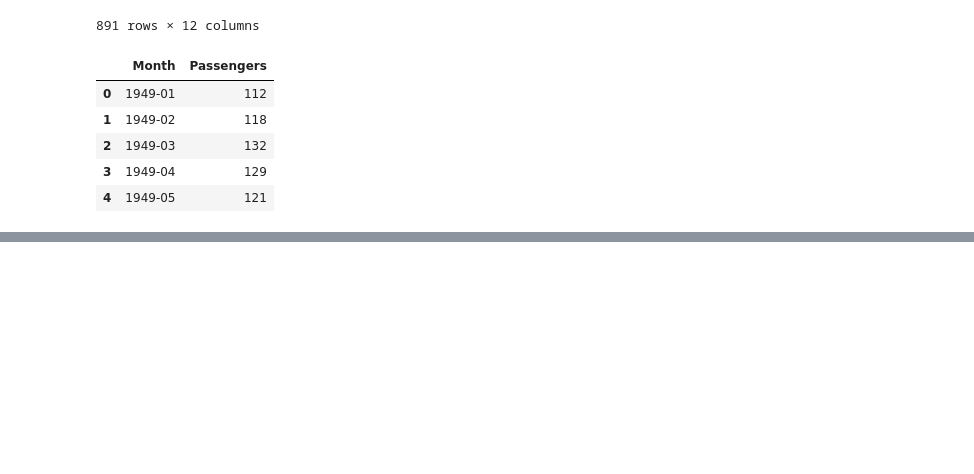
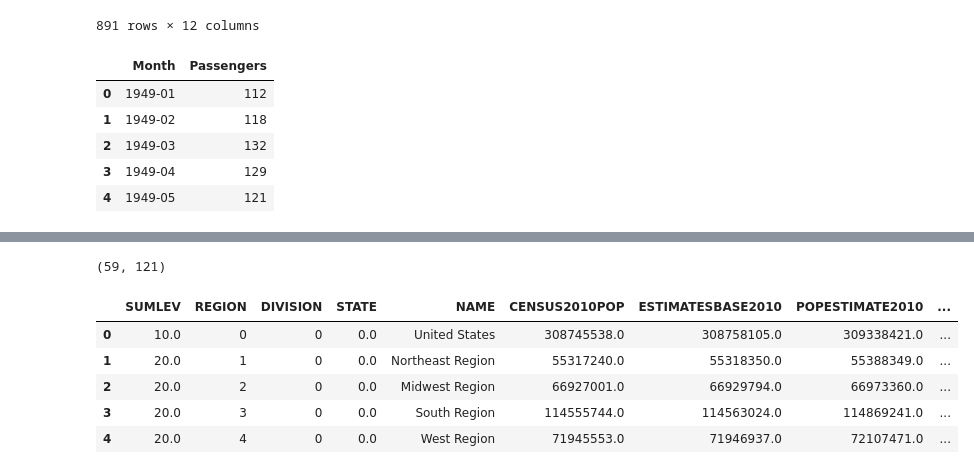
Before and after one commit to omdgit/Plotly-Dashboards-with-Dash, a Jupyter notebook: 1-03-LineCharts/line_plot.ipynb, the cells around one changed output, grey strips where cells are left out. Cells and saved outputs as stored; diff of their text form; code cells hidden in the pictures; blank space fills up the shorter version.

```diff
--- a/1-03-LineCharts/line_plot.ipynb
+++ b/1-03-LineCharts/line_plot.ipynb
@@ -105,0 +129,16 @@ fig.show()
+# %%
+# df = pd.read_csv('../SourceData/nst-est2017-alldata.csv')
+# omd.to_sqlite(df, 'us_census', '../SourceData/datasets.db')
+# omd.to_postgres(df, 'us_census', 'Datasets')
+
+df = omd.from_sqlite('SELECT * FROM us_census', '../SourceData/datasets.db')
+print(df.shape)
+df.head()
+# %% [output]
+(59, 121)
+|  | SUMLEV | REGION | DIVISION | STATE | NAME | CENSUS2010POP | ESTIMATESBASE2010 | POPESTIMATE2010 | ... |
+| 0 | 10.0 | 0 | 0 | 0.0 | United States | 308745538.0 | 308758105.0 | 309338421.0 | ... |
+| 1 | 20.0 | 1 | 0 | 0.0 | Northeast Region | 55317240.0 | 55318350.0 | 55388349.0 | ... |
+| 2 | 20.0 | 2 | 0 | 0.0 | Midwest Region | 66927001.0 | 66929794.0 | 66973360.0 | ... |
+| 3 | 20.0 | 3 | 0 | 0.0 | South Region | 114555744.0 | 114563024.0 | 114869241.0 | ... |
+| 4 | 20.0 | 4 | 0 | 0.0 | West Region | 71945553.0 | 71946937.0 | 72107471.0 | ... |
```
Also changed, not shown: parts of 5 cells of this notebook, 9 other files.
